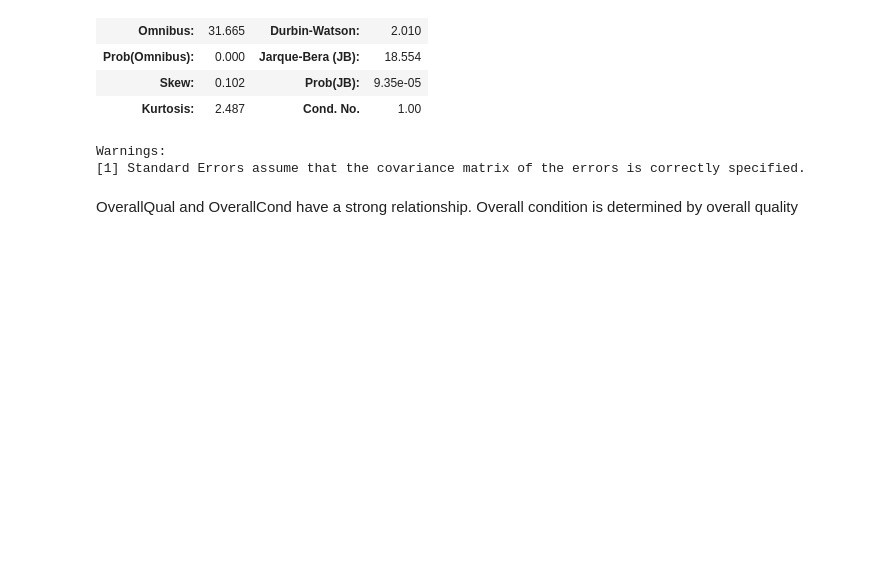
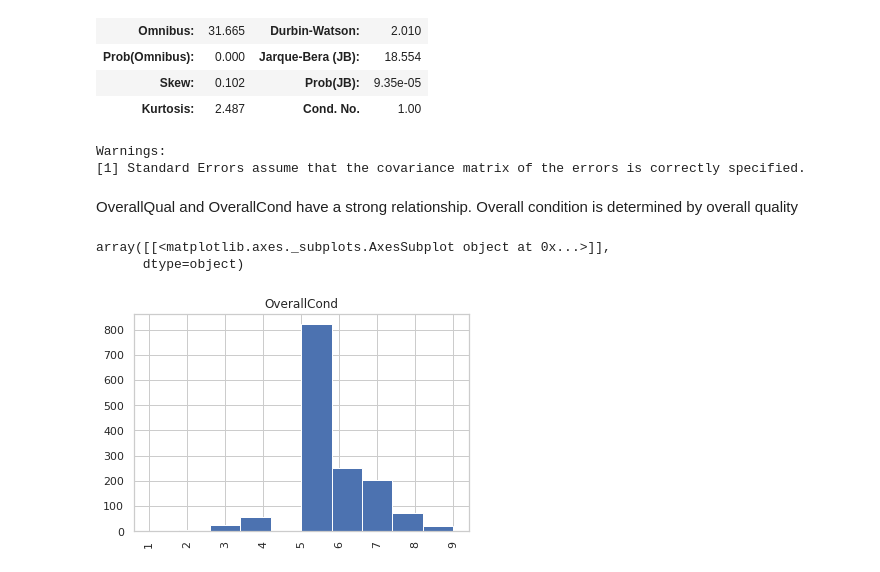
Before and after one commit to prateeksab/housingprices, a Jupyter notebook: Master_book.ipynb, the cells around one changed output. Drawn from its saved outputs; the diff is of its cells as text; code cells hidden in the pictures; blank space fills up the shorter version.

```diff
--- a/Master_book.ipynb
+++ b/Master_book.ipynb
@@ -227,3 +227,11 @@ Warnings:
 [1] Standard Errors assume that the covariance matrix of the errors is correctly specified.
 # %% [markdown]
 OverallQual and OverallCond have a strong relationship. Overall condition is determined by overall quality
+# %%
+# Look at a histogram of overallCond
+
+df.hist(column='OverallCond',bins=10,xrot=90.0)
+# %% [output]
+array([[<matplotlib.axes._subplots.AxesSubplot object at 0x...>]],
+      dtype=object)
+[figure, added]
```
Also changed, not shown: parts of 6 cells of this notebook.
